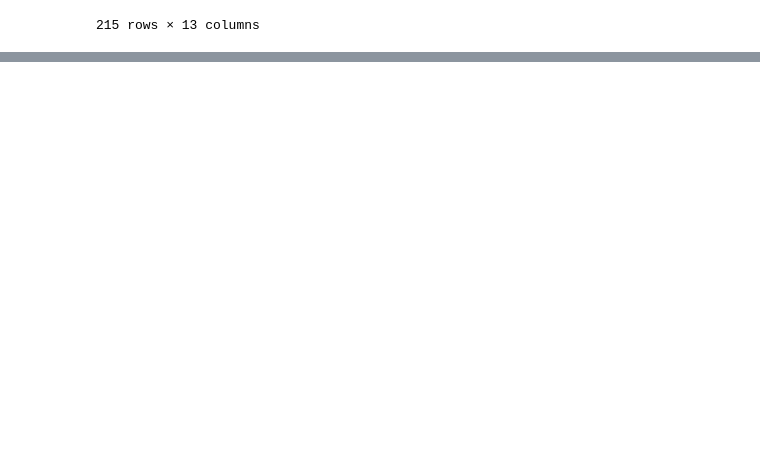
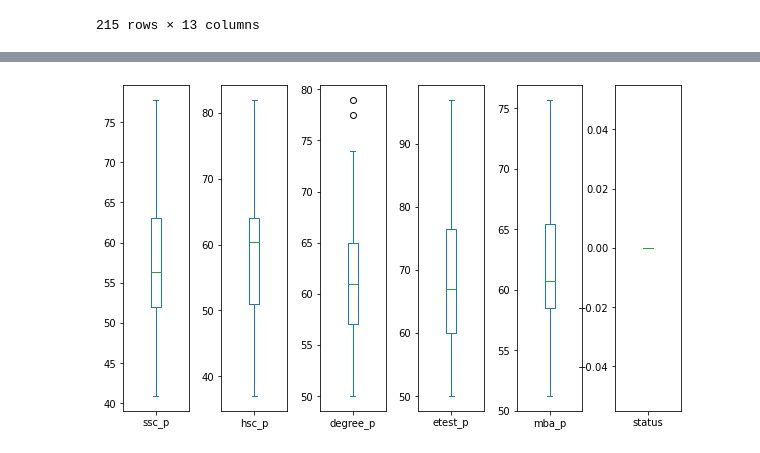
Before and after one commit to joelrizkyw/ProjekDataMining, a Jupyter notebook: febry.ipynb, the cells around one changed output, grey strips where cells are left out. Drawn from its saved outputs; the diff is of its cells as text; code cells hidden in the pictures; blank space fills up the shorter version.

```diff
--- a/febry.ipynb
+++ b/febry.ipynb
@@ -89,0 +131,5 @@ df
+# %%
+# Dataframe untuk status = 0 (Not Placed)
+df_status_0 = df[df["status"] == 0].copy()
+
+df_status_0
@@ -89,0 +150,9 @@ df
+# %%
+# Outlier detection untuk df_status_0
+
+df_status_0.plot(kind = "box", subplots = True, sharey = False, figsize = (10, 6))
+
+plt.subplots_adjust(wspace = 0.5)
+plt.show()
+# %% [output]
+[figure, added]
```
Also changed, not shown: parts of 10 cells of this notebook.
